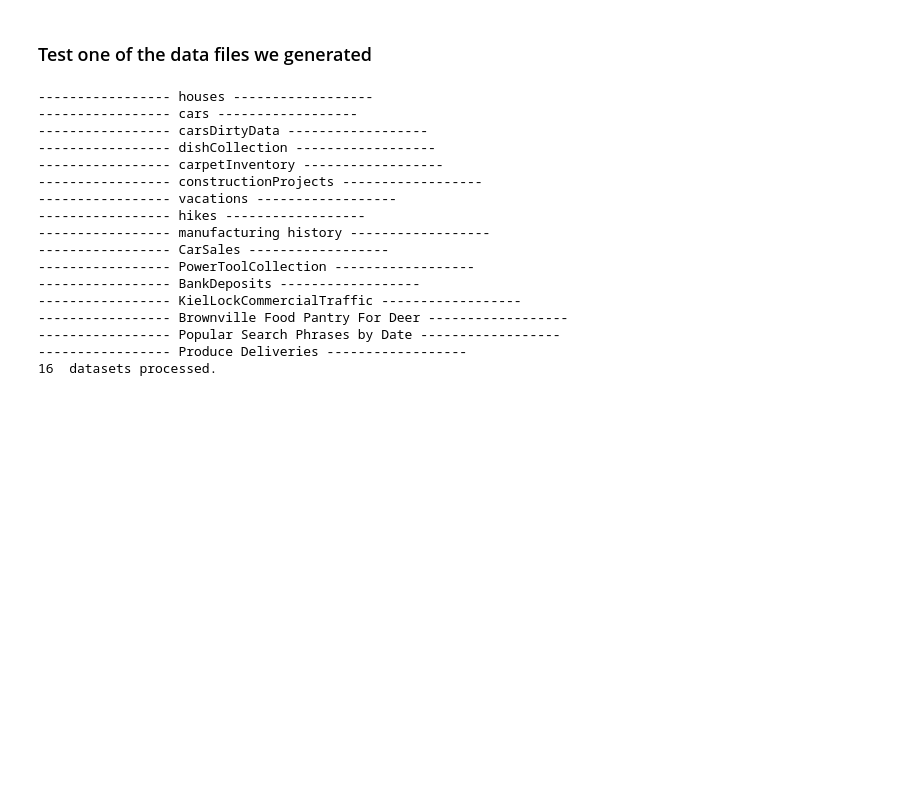
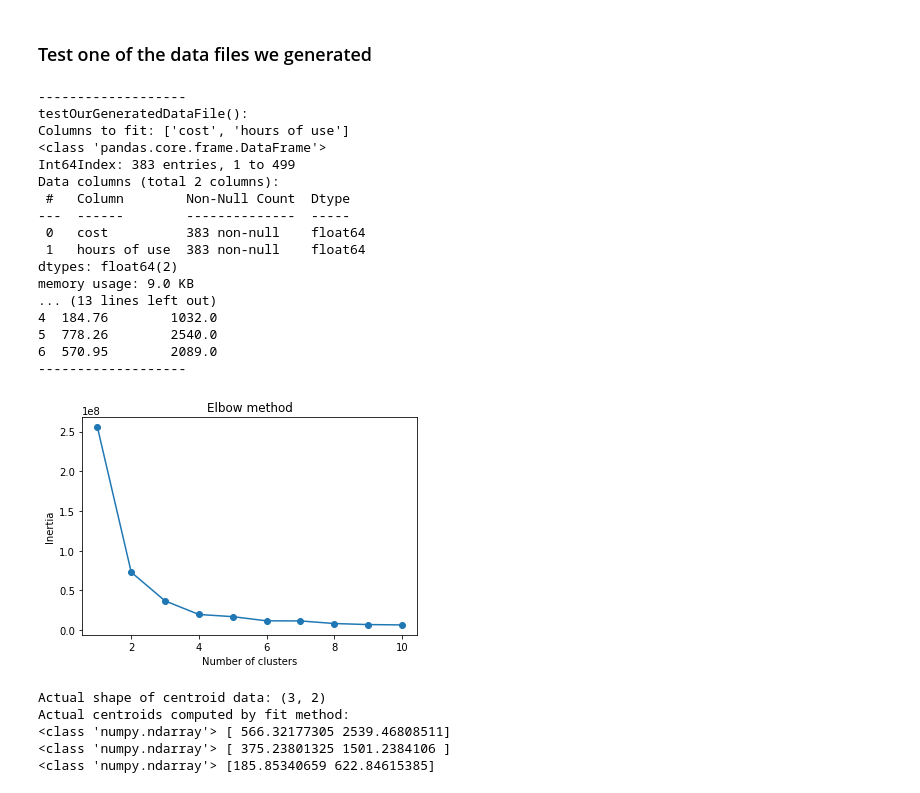
Before and after one commit to nicomp42/GenerateKMeansExamples, a Jupyter notebook: GenerateKMeansExamples.ipynb, the cells around one changed output. Drawn from its saved outputs; the diff is of its cells as text; code cells hidden in the pictures; blank space fills up the shorter version.

```diff
--- a/GenerateKMeansExamples.ipynb
+++ b/GenerateKMeansExamples.ipynb
@@ -112,6 +114,20 @@ def cleanDataFrame(myDF, columnsToConsider = None):
         myDF.dropna(subset = columnsToConsider, inplace = True)
     else:
         myDF.dropna(inplace = True)
+
+    # create boolean mask
+    dd = getDeviousDirtyData()
+    mask = myDF.isin(dd).any(axis=1)
+
+    # invert mask and filter dataframe
+    cleanDF = myDF[~mask]
+    #print("-------------------")
+    #print("cleanDataFrame():")
+    #print(cleanDF.info())
+    #print(cleanDF.describe())
+    #print(cleanDF.head())
+    #print("-------------------")
+    return cleanDF
 # %%
 def mkdir(dirName):
     if not os.path.exists(dirName):
@@ -362,29 +438,37 @@ def exploreACSVFileWithDirtyData(fileName, cleanFirst = False):
     print(myDF.shape)
 # %%
 if __name__ == "__main__":
-    fileHandle = open("PracticeDatasetsMetaData.json")
-    practiceDatasets = json.load(fileHandle)
+    #fileHandle = open("PracticeDatasetsMetaData.json")
+    #fileHandle = open("PracticeDatasetsMetaData - Full Version.json")
+    #practiceDatasets = json.load(fileHandle)
     #print(practiceDatasets)
-    generateDatasets(practiceDatasets)
-    #testOurGeneratedDataFile("./houses/houses", ["square feet", "annual property tax"])
-    #testOurGeneratedDataFile("./PowerToolCollection/PowerToolCollection", ["cost", "hours of use"], cleanFirst = True)
+    #generateDatasets(practiceDatasets)
+    #testOurGeneratedDataFile("./manufacturing history/manufacturing history", ["total cost", "percentage rejected"], cleanFirst = True)
+    #testOurGeneratedDataFile("./houses/houses", ["square feet", "annual property tax"], cleanFirst = True)
+    testOurGeneratedDataFile("./PowerToolCollection/PowerToolCollection", ["cost", "hours of use"], cleanFirst = True)
     #testOurGeneratedDataFile("./carsales/carsales", ["total miles", "sale price"])
     #exploreACSVFileWithDirtyData("./carsDirtyData/carsDirtyData")
 # %% [output]
------------------ houses ------------------
------------------ cars ------------------
------------------ carsDirtyData ------------------
------------------ dishCollection ------------------
------------------ carpetInventory ------------------
------------------ constructionProjects ------------------
------------------ vacations ------------------
------------------ hikes ------------------
------------------ manufacturing history ------------------
------------------ CarSales ------------------
------------------ PowerToolCollection ------------------
------------------ BankDeposits ------------------
------------------ KielLockCommercialTraffic ------------------
------------------ Brownville Food Pantry For Deer ------------------
------------------ Popular Search Phrases by Date ------------------
------------------ Produce Deliveries ------------------
-16  datasets processed.
+-------------------
+testOurGeneratedDataFile():
+Columns to fit: ['cost', 'hours of use']
+<class 'pandas.core.frame.DataFrame'>
+Int64Index: 383 entries, 1 to 499
+Data columns (total 2 columns):
+ #   Column        Non-Null Count  Dtype
+---  ------        --------------  -----
+ 0   cost          383 non-null    float64
+ 1   hours of use  383 non-null    float64
+dtypes: float64(2)
+memory usage: 9.0 KB
+... (13 lines left out)
+4  184.76        1032.0
+5  778.26        2540.0
+6  570.95        2089.0
+-------------------
+[figure, added]
+Actual shape of centroid data: (3, 2)
+Actual centroids computed by fit method:
+<class 'numpy.ndarray'> [ 566.32177305 2539.46808511]
+<class 'numpy.ndarray'> [ 375.23801325 1501.2384106 ]
+<class 'numpy.ndarray'> [185.85340659 622.84615385]
```
Also changed, not shown: parts of 7 cells of this notebook, 2 other files.
